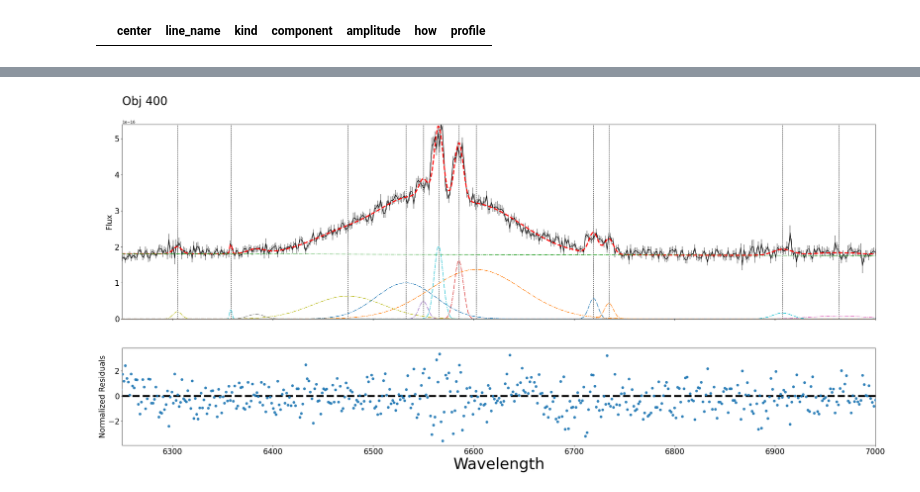
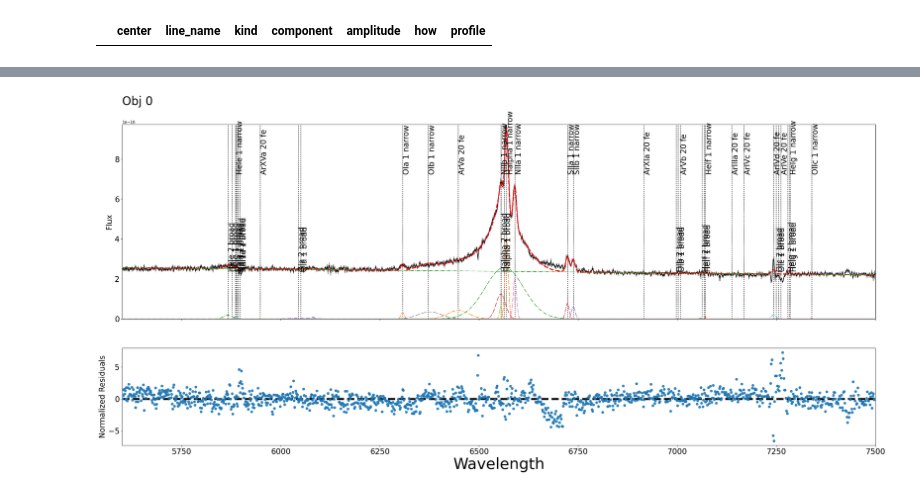
Before and after one commit to felavila/sheap, a Jupyter notebook: notebooks/building_complex_regions.ipynb, the cells around one changed output, grey strips where cells are left out. Drawn from its saved outputs; the diff is of its cells as text; code cells hidden in the pictures.

```diff
--- a/notebooks/building_complex_regions.ipynb
+++ b/notebooks/building_complex_regions.ipynb
@@ -86,7 +94,7 @@ Array([15., 15., 15., 15., 15., 15., 15., 15., 15., 15., 15., 15., 15.,
 # %%
-region = RegionBuilder(5600, 7500)
+region = RegionBuilder(4400, 5600)
 region.make_region(verbose=True,Fe_regions=['Fe_uv',"FeII_IZw1","feII_forbidden","FeII_coronal"],force_linear=True
-                   ,n_broad = 2,n_narrow =1,narrow_plus=False,add_out_flow=True,tied_narrow_to="NIIa",template_mode_Fe=False)
+                   ,n_broad = 2,n_narrow =1,narrow_plus=False,add_out_flow=True,tied_narrow_to="OIIIc",template_mode_Fe=False)
 Hbeta_class = RegionFitting(region.to_complex(add_free=True))
 # %% [output]
 We assume a local linear continuum
@@ -188,6 +181,6 @@ Name: 10, Length: 116, dtype: float64
 # %%
-n = 400
+n = 0
 region_plot = SheapPlot(Hbeta_class)
-region_plot.plot(n,xlim=[6250, 7000])#207
+region_plot.plot(n,xlim=[5600, 7500],add_name=True)#207
 # %% [output]
-[figure, old version]
+[figure, new version]
```
Also changed, not shown: parts of 43 cells of this notebook, 13 other files.
